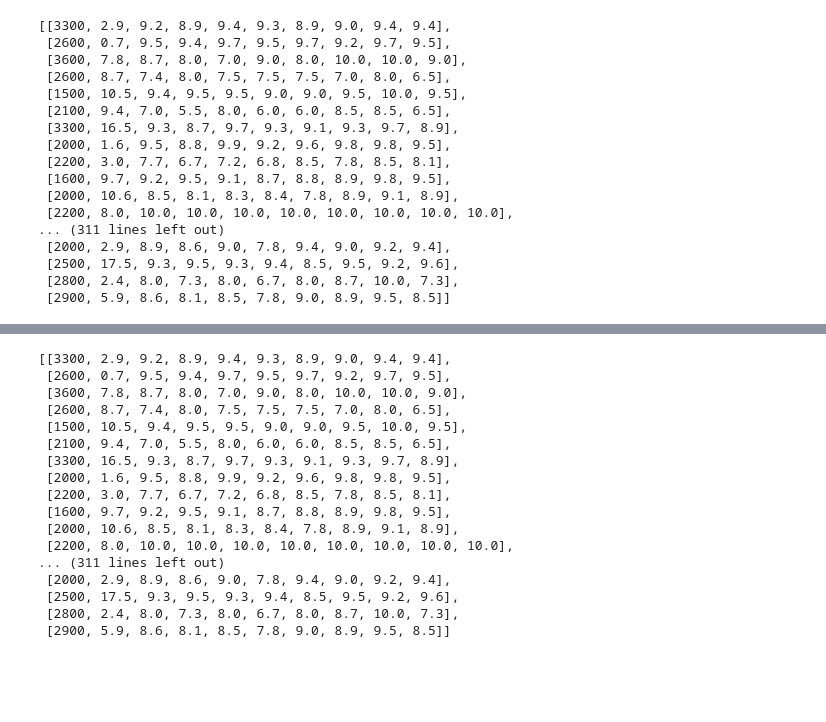
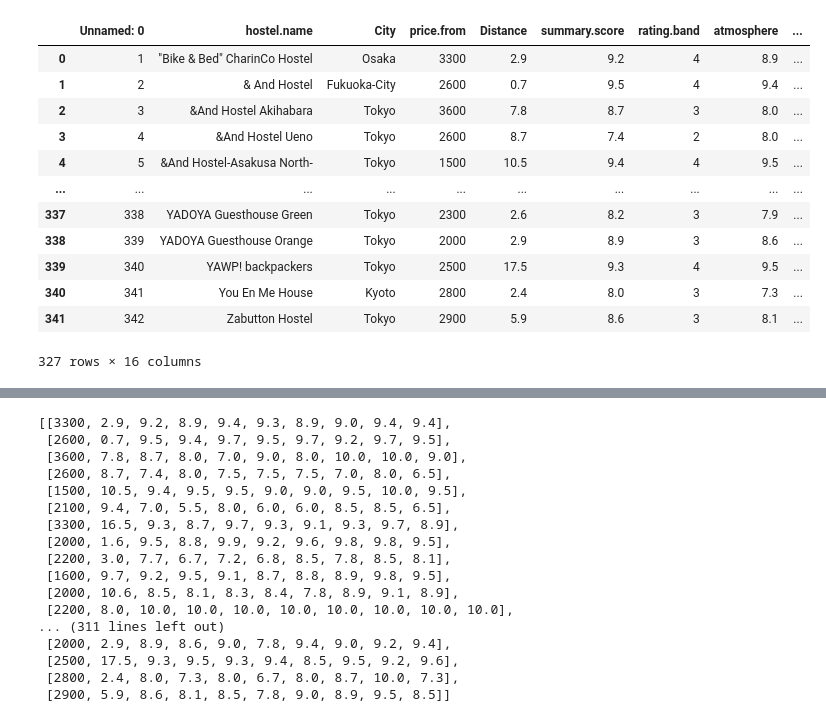
Before and after one commit to Samach21/Japan-Hostel, a Jupyter notebook: test.ipynb, the cells around one changed output, grey strips where cells are left out. Drawn from its saved outputs; the diff is of its cells as text; code cells hidden in the pictures; blank space fills up the shorter version.

```diff
--- a/test.ipynb
+++ b/test.ipynb
@@ -28,23 +29,3 @@ for i in pra:
 newDataX = pd.DataFrame.from_dict(pre, orient='index', columns=['Distance'])
 dataX.update(newDataX)
 dataY = pd.DataFrame.from_dict(pra, orient='index', columns=['rating.band'])
-# %%
-dx_list
-# %% [output]
-[[3300, 2.9, 9.2, 8.9, 9.4, 9.3, 8.9, 9.0, 9.4, 9.4],
- [2600, 0.7, 9.5, 9.4, 9.7, 9.5, 9.7, 9.2, 9.7, 9.5],
- [3600, 7.8, 8.7, 8.0, 7.0, 9.0, 8.0, 10.0, 10.0, 9.0],
- [2600, 8.7, 7.4, 8.0, 7.5, 7.5, 7.5, 7.0, 8.0, 6.5],
- [1500, 10.5, 9.4, 9.5, 9.5, 9.0, 9.0, 9.5, 10.0, 9.5],
- [2100, 9.4, 7.0, 5.5, 8.0, 6.0, 6.0, 8.5, 8.5, 6.5],
- [3300, 16.5, 9.3, 8.7, 9.7, 9.3, 9.1, 9.3, 9.7, 8.9],
- [2000, 1.6, 9.5, 8.8, 9.9, 9.2, 9.6, 9.8, 9.8, 9.5],
- [2200, 3.0, 7.7, 6.7, 7.2, 6.8, 8.5, 7.8, 8.5, 8.1],
- [1600, 9.7, 9.2, 9.5, 9.1, 8.7, 8.8, 8.9, 9.8, 9.5],
- [2000, 10.6, 8.5, 8.1, 8.3, 8.4, 7.8, 8.9, 9.1, 8.9],
- [2200, 8.0, 10.0, 10.0, 10.0, 10.0, 10.0, 10.0, 10.0, 10.0],
-... (311 lines left out)
- [2000, 2.9, 8.9, 8.6, 9.0, 7.8, 9.4, 9.0, 9.2, 9.4],
- [2500, 17.5, 9.3, 9.5, 9.3, 9.4, 8.5, 9.5, 9.2, 9.6],
- [2800, 2.4, 8.0, 7.3, 8.0, 6.7, 8.0, 8.7, 10.0, 7.3],
- [2900, 5.9, 8.6, 8.1, 8.5, 7.8, 9.0, 8.9, 9.5, 8.5]]
@@ -50,0 +53,16 @@ dx_list
+# %%
+data
+# %% [output]
+|  | Unnamed: 0 | hostel.name | City | price.from | Distance | summary.score | rating.band | atmosphere | ... |
+| 0 | 1 | "Bike & Bed" CharinCo Hostel | Osaka | 3300 | 2.9 | 9.2 | 4 | 8.9 | ... |
+| 1 | 2 | & And Hostel | Fukuoka-City | 2600 | 0.7 | 9.5 | 4 | 9.4 | ... |
+| 2 | 3 | &And Hostel Akihabara | Tokyo | 3600 | 7.8 | 8.7 | 3 | 8.0 | ... |
+| 3 | 4 | &And Hostel Ueno | Tokyo | 2600 | 8.7 | 7.4 | 2 | 8.0 | ... |
+| 4 | 5 | &And Hostel-Asakusa North- | Tokyo | 1500 | 10.5 | 9.4 | 4 | 9.5 | ... |
+| ... | ... | ... | ... | ... | ... | ... | ... | ... | ... |
+| 337 | 338 | YADOYA Guesthouse Green | Tokyo | 2300 | 2.6 | 8.2 | 3 | 7.9 | ... |
+| 338 | 339 | YADOYA Guesthouse Orange | Tokyo | 2000 | 2.9 | 8.9 | 3 | 8.6 | ... |
+| 339 | 340 | YAWP! backpackers | Tokyo | 2500 | 17.5 | 9.3 | 4 | 9.5 | ... |
+| 340 | 341 | You En Me House | Kyoto | 2800 | 2.4 | 8.0 | 3 | 7.3 | ... |
+| 341 | 342 | Zabutton Hostel | Tokyo | 2900 | 5.9 | 8.6 | 3 | 8.1 | ... |
+327 rows × 16 columns
```
Also changed, not shown: parts of 4 cells of this notebook, 15 other files.
